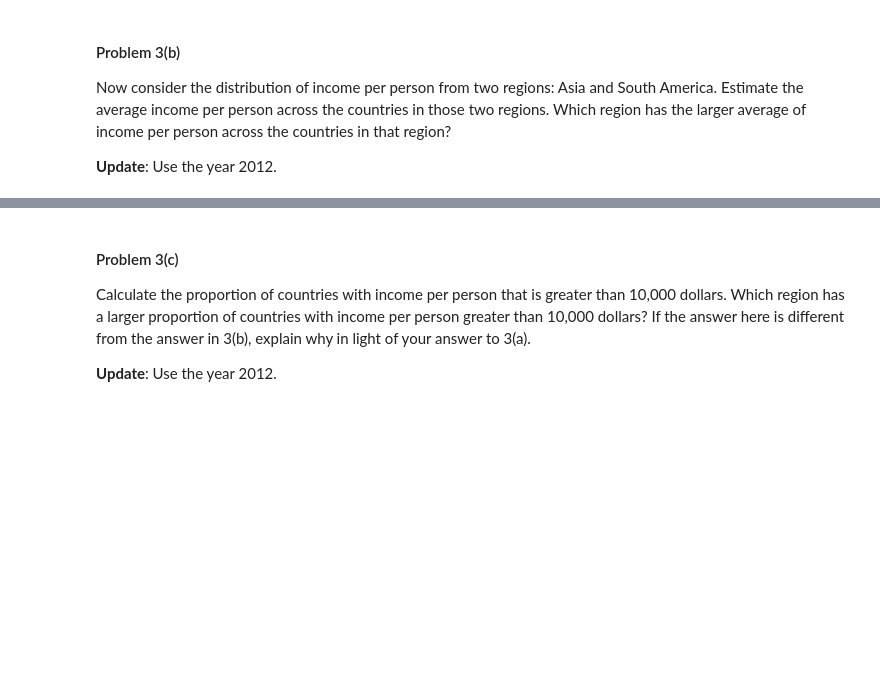
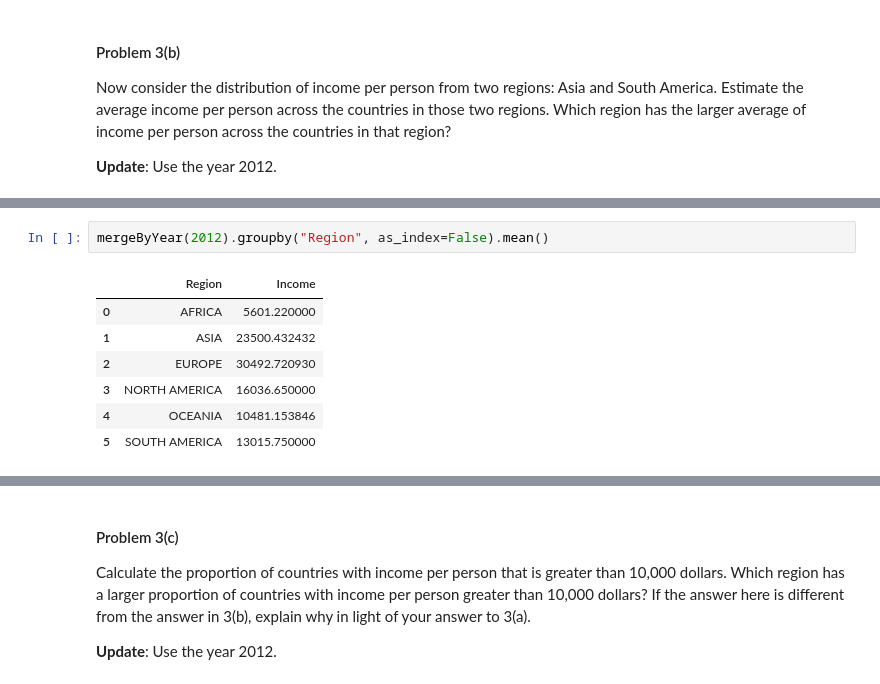
Before and after one commit to suyashSax/CS-109, a Jupyter notebook: Week 2/HW 1.ipynb, the cells around one changed output, grey strips where cells are left out. Cells and saved outputs as stored; diff of their text form; blank space fills up the shorter version.

```diff
--- a/Week 2/HW 1.ipynb
+++ b/Week 2/HW 1.ipynb
@@ -460,0 +514,10 @@ Now consider the distribution of income per person from two regions: Asia and So
+# %%
+mergeByYear(2012).groupby("Region", as_index=False).mean()
+# %% [output]
+|  | Region | Income |
+| 0 | AFRICA | 5601.220000 |
+| 1 | ASIA | 23500.432432 |
+| 2 | EUROPE | 30492.720930 |
+| 3 | NORTH AMERICA | 16036.650000 |
+| 4 | OCEANIA | 10481.153846 |
+| 5 | SOUTH AMERICA | 13015.750000 |
```
Also changed, not shown: parts of 16 cells of this notebook.
